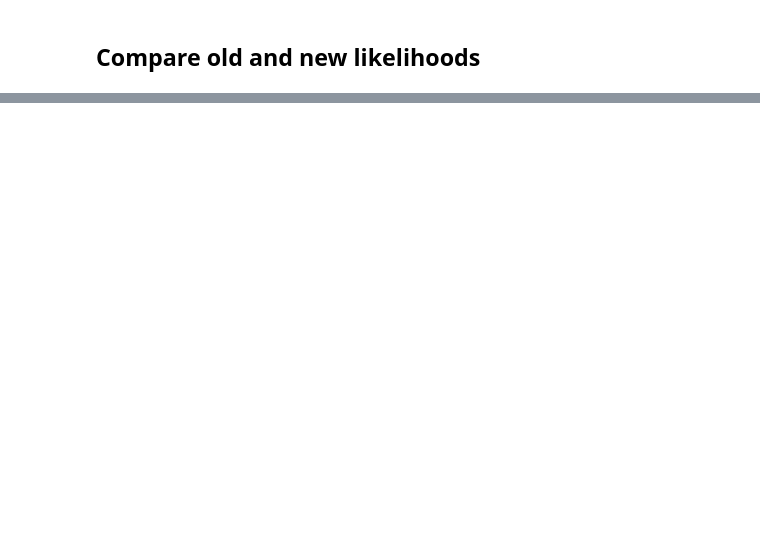
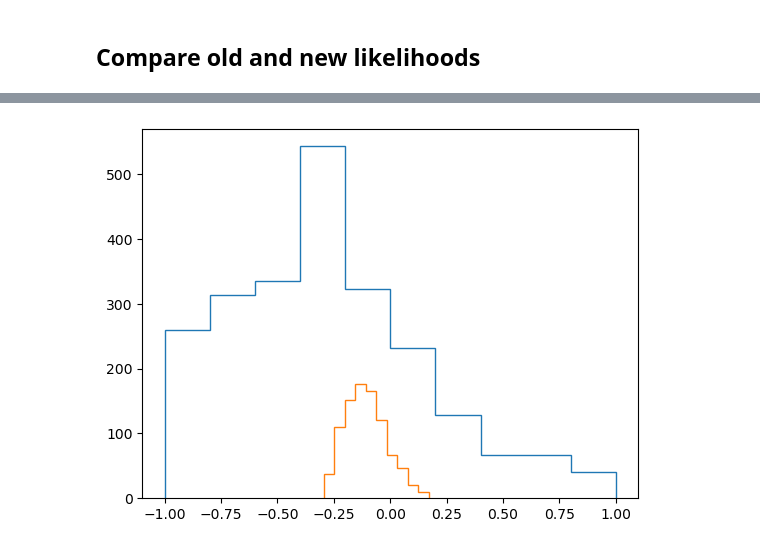
Before and after one commit to isha1810/cogwheel, a Jupyter notebook: cogwheel/new_population_inference/test_population_inference_new.ipynb, the cells around one changed output, grey strips where cells are left out. Saved outputs shown, nothing was run; the diff lists cells and outputs as text; code cells hidden in the pictures; blank space fills up the shorter version.

```diff
--- a/cogwheel/new_population_inference/test_population_inference_new.ipynb
+++ b/cogwheel/new_population_inference/test_population_inference_new.ipynb
@@ -144,0 +228,9 @@ samples
+# %%
+mask_disagree = np.where(np.log(np.sum(w_i_new10,axis=-1))<2.70)
+mask_agree = np.where(np.log(np.sum(w_i_new10,axis=-1))>2.70)
+# %%
+plt.hist(samples.iloc[mask_disagree]['chieff_mean'], histtype='step');
+plt.hist(samples.iloc[mask_agree]['chieff_mean'], histtype='step');
+#plt.hist(samples.iloc[mask]['chieff_std'], histtype='step');
+# %% [output]
+[figure, added]
```
Also changed, not shown: parts of 40 cells of this notebook, 3 other files.
